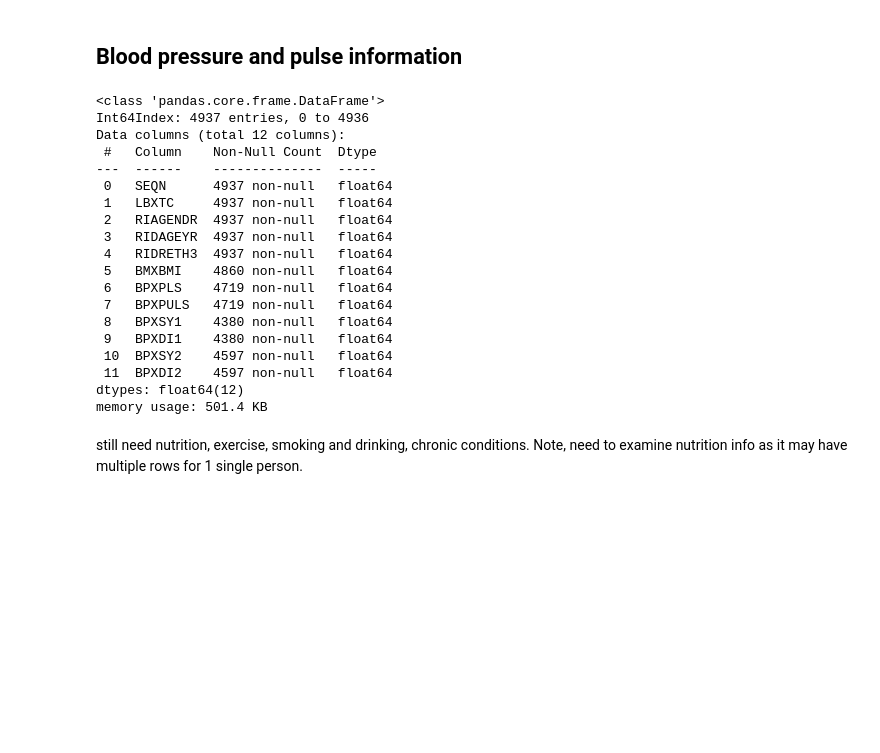
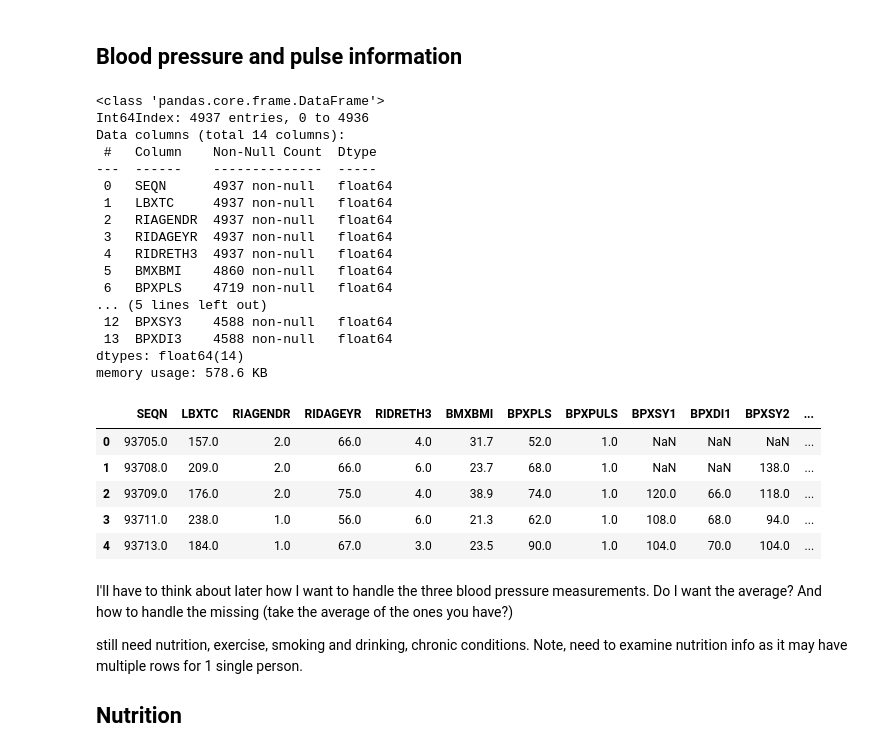
Before and after one commit to mathisme/ThinkfulDSFinalCapstone, a Jupyter notebook: notebooks/Data.ipynb, the cells around one changed output. Drawn from its saved outputs; the diff is of its cells as text; code cells hidden in the pictures; blank space fills up the shorter version.

Commit message:
added some links as well as continued loading data

```diff
--- a/notebooks/Data.ipynb
+++ b/notebooks/Data.ipynb
@@ -106,13 +106,13 @@ df.head()
 ## Blood pressure and pulse information
 # %%
 bp = pd.read_sas('https://wwwn.cdc.gov/Nchs/Nhanes/2017-2018/BPX_J.XPT')
-columns = ['SEQN','BPXPLS','BPXPULS','BPXSY1','BPXDI1','BPXSY2','BPXDI2']
+columns = ['SEQN','BPXPLS','BPXPULS','BPXSY1','BPXDI1','BPXSY2','BPXDI2', 'BPXSY3','BPXDI3']
 df = df.merge(bp[columns],on='SEQN',how='left')
 df.info()
 # %% [output]
 <class 'pandas.core.frame.DataFrame'>
 Int64Index: 4937 entries, 0 to 4936
-Data columns (total 12 columns):
+Data columns (total 14 columns):
  #   Column    Non-Null Count  Dtype
 ---  ------    --------------  -----
  0   SEQN      4937 non-null   float64
@@ -122,13 +122,25 @@ Data columns (total 12 columns):
  4   RIDRETH3  4937 non-null   float64
  5   BMXBMI    4860 non-null   float64
  6   BPXPLS    4719 non-null   float64
- 7   BPXPULS   4719 non-null   float64
- 8   BPXSY1    4380 non-null   float64
- 9   BPXDI1    4380 non-null   float64
- 10  BPXSY2    4597 non-null   float64
- 11  BPXDI2    4597 non-null   float64
-dtypes: float64(12)
-memory usage: 501.4 KB
+... (5 lines left out)
+ 12  BPXSY3    4588 non-null   float64
+ 13  BPXDI3    4588 non-null   float64
+dtypes: float64(14)
+memory usage: 578.6 KB
+# %%
+df.head()
+# %% [output]
+|  | SEQN | LBXTC | RIAGENDR | RIDAGEYR | RIDRETH3 | BMXBMI | BPXPLS | BPXPULS | BPXSY1 | BPXDI1 | BPXSY2 | ... |
+| 0 | 93705.0 | 157.0 | 2.0 | 66.0 | 4.0 | 31.7 | 52.0 | 1.0 | NaN | NaN | NaN | ... |
+| 1 | 93708.0 | 209.0 | 2.0 | 66.0 | 6.0 | 23.7 | 68.0 | 1.0 | NaN | NaN | 138.0 | ... |
+| 2 | 93709.0 | 176.0 | 2.0 | 75.0 | 4.0 | 38.9 | 74.0 | 1.0 | 120.0 | 66.0 | 118.0 | ... |
+| 3 | 93711.0 | 238.0 | 1.0 | 56.0 | 6.0 | 21.3 | 62.0 | 1.0 | 108.0 | 68.0 | 94.0 | ... |
+| 4 | 93713.0 | 184.0 | 1.0 | 67.0 | 3.0 | 23.5 | 90.0 | 1.0 | 104.0 | 70.0 | 104.0 | ... |
 # %% [markdown]
+
+I'll have to think about later how I want to handle the three blood pressure measurements.  Do I want the average? And how to handle the missing (take the average of the ones you have?)
+
 still need  nutrition, exercise, smoking and drinking, chronic conditions.
 Note, need to examine nutrition info as it may have multiple rows for 1 single person.
+
+## Nutrition
```
Also changed, not shown: parts of 7 cells of this notebook, 1 other file.
